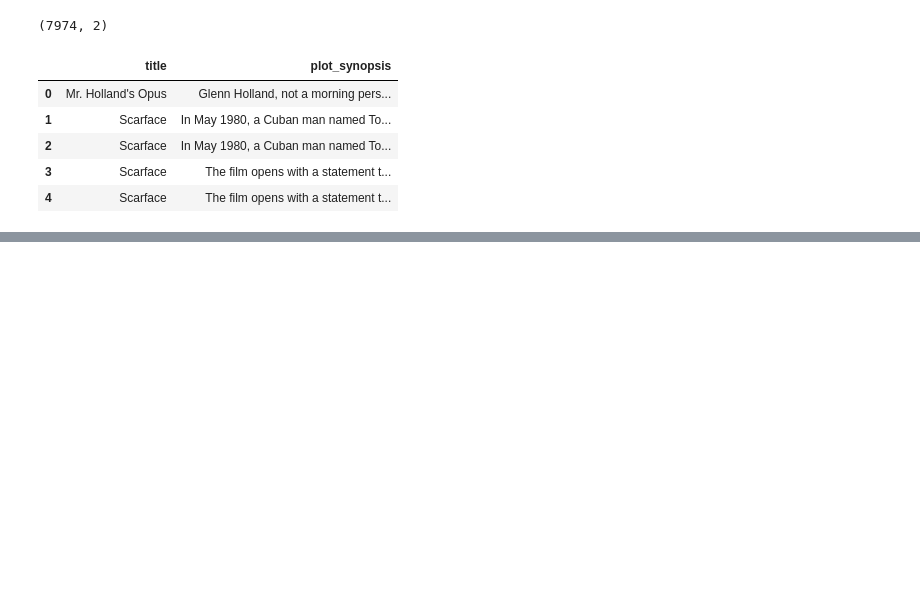
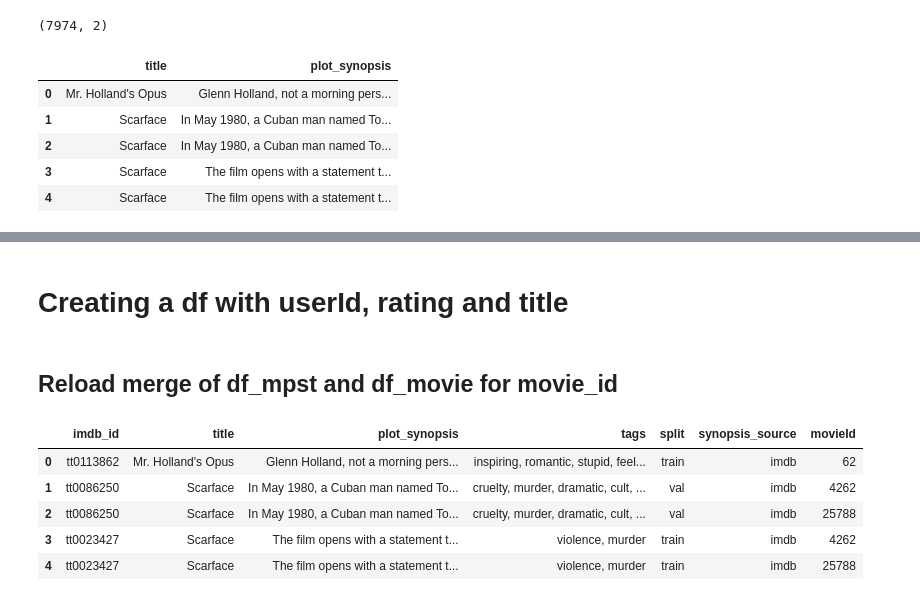
Before and after one commit to rossnorman11/movie_recommendation_GPT, a Jupyter notebook: notebooks/merging_mpst_movielens.ipynb, the cells around one changed output, grey strips where cells are left out. Drawn from its saved outputs; the diff is of its cells as text; code cells hidden in the pictures; blank space fills up the shorter version.

```diff
--- a/notebooks/merging_mpst_movielens.ipynb
+++ b/notebooks/merging_mpst_movielens.ipynb
@@ -170,0 +205,2 @@ df.drop_duplicates()
+# %% [markdown]
+# **Creating a df with userId, rating and title**
@@ -170,0 +210,13 @@ df.drop_duplicates()
+# %% [markdown]
+## Reload merge of df_mpst and df_movie for movie_id
+# %%
+df_2 = df_mpst.merge(df_movie, on='title', how="inner")
+# %%
+df_2.head()
+# %% [output]
+|  | imdb_id | title | plot_synopsis | tags | split | synopsis_source | movieId |
+| 0 | tt0113862 | Mr. Holland's Opus | Glenn Holland, not a morning pers... | inspiring, romantic, stupid, feel... | train | imdb | 62 |
+| 1 | tt0086250 | Scarface | In May 1980, a Cuban man named To... | cruelty, murder, dramatic, cult, ... | val | imdb | 4262 |
+| 2 | tt0086250 | Scarface | In May 1980, a Cuban man named To... | cruelty, murder, dramatic, cult, ... | val | imdb | 25788 |
+| 3 | tt0023427 | Scarface | The film opens with a statement t... | violence, murder | train | imdb | 4262 |
+| 4 | tt0023427 | Scarface | The film opens with a statement t... | violence, murder | train | imdb | 25788 |
```
Also changed, not shown: parts of 37 cells of this notebook, 1 other file.
